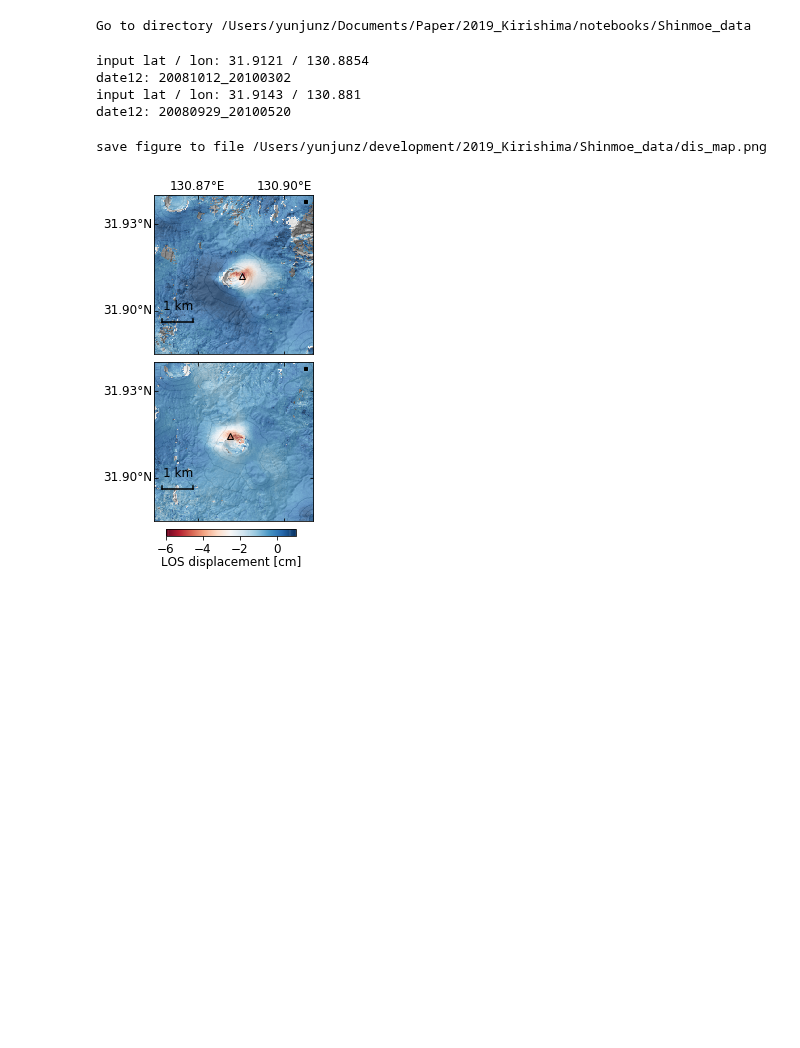
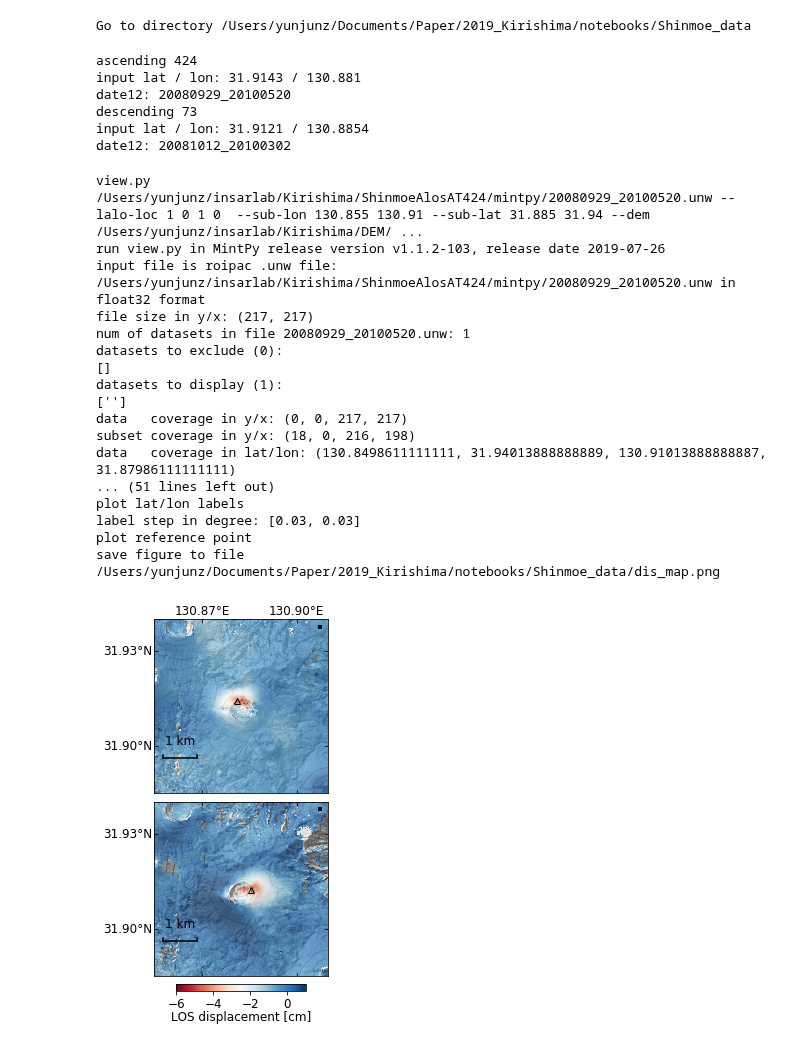
Before and after one commit to geodesymiami/2021-Kirishima, a Jupyter notebook: Fig_2_Shinmoe_data.ipynb, the cells around one changed output. Drawn from its saved outputs; the diff is of its cells as text; code cells hidden in the pictures; blank space fills up the shorter version.

```diff
--- a/Fig_2_Shinmoe_data.ipynb
+++ b/Fig_2_Shinmoe_data.ipynb
@@ -26,9 +26,10 @@ Go to directory /Users/yunjunz/Documents/Paper/2019_Kirishima/notebooks/Shinmoe_
 # %%
 ## Read InSAR displacement
 
-# ALOS Desc T73
-data_dir1 = os.path.expanduser('~/insarlab/Kirishima/ShinmoeAlosDT73/mintpy')
-lat1, lon1 = 31.9121, 130.8854
+# ALOS Asc T424
+print('ascending 424')
+data_dir1 = os.path.expanduser('~/insarlab/Kirishima/ShinmoeAlosAT424/mintpy')
+lat1, lon1 = 31.9143, 130.8810
 
 vel_file1 = os.path.join(data_dir1, 'velocity.h5')
 ts_file1 = os.path.join(data_dir1, 'timeseries_ERA5_ramp_demErr.h5')
@@ -39,9 +40,10 @@ dates1, dis1 = ut.read_timeseries_lalo(lat1, lon1, ts_file1, unit='cm')
 unw_file1 = os.path.join(data_dir1, '{}.unw'.format(atr1['DATE12']))
 print('date12:', atr1['DATE12'])
 
-# ALOS Asc T424
-data_dir2 = os.path.expanduser('~/insarlab/Kirishima/ShinmoeAlosAT424/mintpy')
-lat2, lon2 = 31.9143, 130.8810
+# ALOS Desc T73
+print('descending 73')
+data_dir2 = os.path.expanduser('~/insarlab/Kirishima/ShinmoeAlosDT73/mintpy')
+lat2, lon2 = 31.9121, 130.8854
 
 vel_file2 = os.path.join(data_dir2, 'velocity.h5')
 ts_file2 = os.path.join(data_dir2, 'timeseries_ERA5_ramp_demErr.h5')
@@ -52,10 +54,12 @@ dates2, dis2 = ut.read_timeseries_lalo(lat2, lon2, ts_file2, unit='cm')
 unw_file2 = os.path.join(data_dir2, '{}.unw'.format(atr2['DATE12']))
 print('date12:', atr2['DATE12'])
 # %% [output]
+ascending 424
+input lat / lon: 31.9143 / 130.881
+date12: 20080929_20100520
+descending 73
 input lat / lon: 31.9121 / 130.8854
 date12: 20081012_20100302
-input lat / lon: 31.9143 / 130.881
-date12: 20080929_20100520
 # %%
 ## Figure 2. (a-b) Map view of deformation from InSAR
 fig, axs = plt.subplots(nrows=2, ncols=1, figsize=[3, 6], sharex=True)
@@ -64,38 +68,55 @@ fig, axs = plt.subplots(nrows=2, ncols=1, figsize=[3, 6], sharex=True)
 dem_file  = os.path.expanduser('~/insarlab/Kirishima/DEM/Shinmoe10m.dem.wgs84')
 opt = ' --sub-lon 130.855 130.91 --sub-lat 31.885 31.94 '
 opt += '--dem {} --contour-step 100 --contour-smooth 0.0 '.format(dem_file)
 opt += ' -c RdBu -v -6 1 -u cm '
 opt += ' --notitle --fontsize 12 --ref-size 3 --lalo-step 0.03 --nocbar '
 opt += ' --scalebar 0.25 0.15 0.2 --scalebar-pad 0.1 --alpha 0.7 '
 opt += ' --ref-yx {} {} '.format(atr1['REF_Y'], atr1['REF_X']) #use the same reference point as displacement time-seris
-opt += ' --noverbose '
+#opt += ' --noverbose '
 
-# ALOS desc T73
+# ALOS asc T424
 cmd = 'view.py {f} --lalo-loc 1 0 1 0 {o}'.format(f=unw_file1, o=opt)
 data1, atr, inps = view.prep_slice(cmd)
 axs[0], inps, im, cbar = view.plot_slice(axs[0], data1, atr, inps)
 axs[0].plot(lon1, lat1, "k^", mfc='none', mew=1., ms=6)
 
-# ALOS asc T424
+# ALOS desc T73
 cmd = 'view.py {f} --lalo-loc 1 0 0 0 {o}'.format(f=unw_file2, o=opt)
 data2, atr, inps = view.prep_slice(cmd)
 axs[1], inps, im, cbar = view.plot_slice(axs[1], data2, atr, inps)
 axs[1].plot(lon2, lat2, "k^", mfc='none', mew=1., ms=6)
-fig.subplots_adjust(wspace=0.03, hspace=-0.1, left=0.05, right=0.95, top=0.95, bottom=0.05)
+
+fig.subplots_adjust(wspace=0.03, hspace=0.05, left=0.05, right=0.95, top=0.95, bottom=0.125)
 
 # colorbar
 cax = fig.add_axes([0.2, 0.09, 0.6, 0.015])
 cbar = plt.colorbar(im, cax=cax, orientation='horizontal', ticks=[-6, -4, -2, 0, 2])
 cbar.ax.tick_params(labelsize=font_size)
 cbar.set_label('LOS displacement [cm]', fontsize=font_size, labelpad=0)
 
 # output
 out_file = os.path.abspath('dis_map.png')
 print('save figure to file', out_file)
 plt.savefig(out_file, bbox_inches='tight', transparent=True, dpi=fig_dpi)
 plt.show()
 # %% [output]
-save figure to file /Users/yunjunz/development/2019_Kirishima/Shinmoe_data/dis_map.png
+view.py /Users/yunjunz/insarlab/Kirishima/ShinmoeAlosAT424/mintpy/20080929_20100520.unw --lalo-loc 1 0 1 0  --sub-lon 130.855 130.91 --sub-lat 31.885 31.94 --dem /Users/yunjunz/insarlab/Kirishima/DEM/ ...
+run view.py in MintPy release version v1.1.2-103, release date 2019-07-26
+input file is roipac .unw file: /Users/yunjunz/insarlab/Kirishima/ShinmoeAlosAT424/mintpy/20080929_20100520.unw in float32 format
+file size in y/x: (217, 217)
+num of datasets in file 20080929_20100520.unw: 1
+datasets to exclude (0):
+[]
+datasets to display (1):
+['']
+data   coverage in y/x: (0, 0, 217, 217)
+subset coverage in y/x: (18, 0, 216, 198)
+data   coverage in lat/lon: (130.8498611111111, 31.94013888888889, 130.91013888888887, 31.87986111111111)
+... (51 lines left out)
+plot lat/lon labels
+label step in degree: [0.03, 0.03]
+plot reference point
+save figure to file /Users/yunjunz/Documents/Paper/2019_Kirishima/notebooks/Shinmoe_data/dis_map.png
-[figure, old version]
+[figure, new version]
 # %%
 ## Read Number of EQ
```
Also changed, not shown: parts of 3 cells of this notebook, 4 other files.
